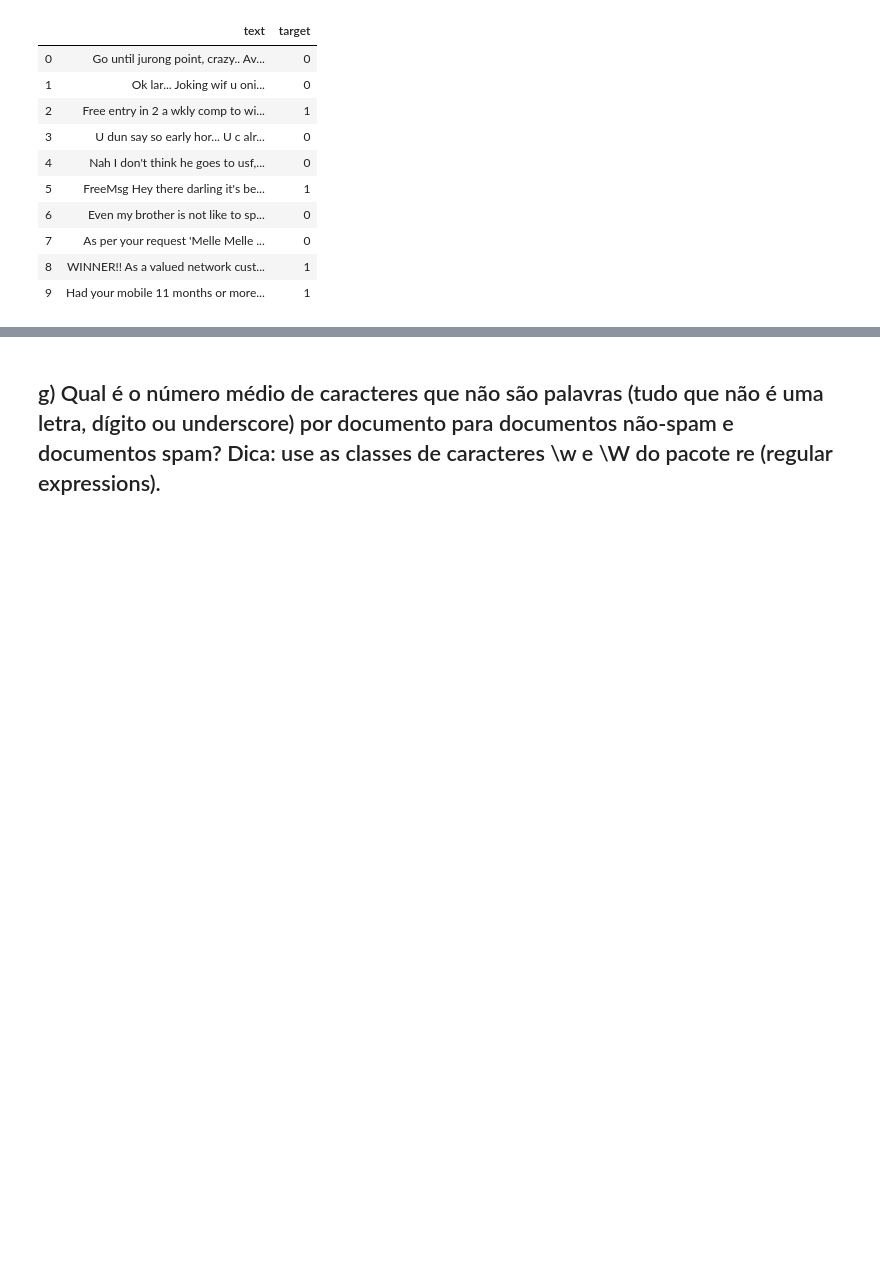
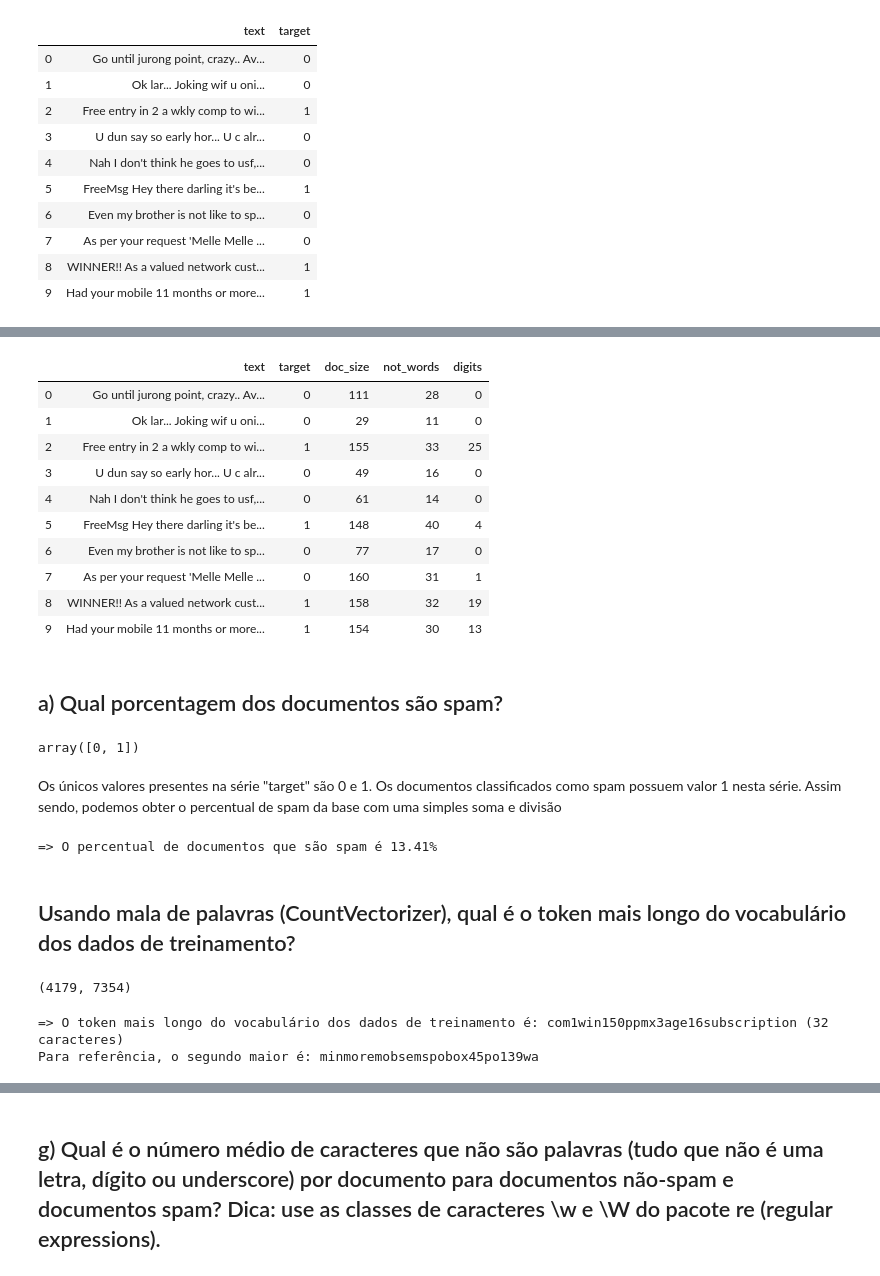
Before and after one commit to hallpaz/Data-Science-IMPA, a Jupyter notebook: assignments/Exercicio3.ipynb, the cells around one changed output, grey strips where cells are left out. Drawn from its saved outputs; the diff is of its cells as text; code cells hidden in the pictures; blank space fills up the shorter version.

```diff
--- a/assignments/Exercicio3.ipynb
+++ b/assignments/Exercicio3.ipynb
@@ -53,0 +96,29 @@ spam_data.head(10)
+# %%
+spam_data.head(10)
+# %% [output]
+|  | text | target | doc_size | not_words | digits |
+| 0 | Go until jurong point, crazy.. Av... | 0 | 111 | 28 | 0 |
+| 1 | Ok lar... Joking wif u oni... | 0 | 29 | 11 | 0 |
+| 2 | Free entry in 2 a wkly comp to wi... | 1 | 155 | 33 | 25 |
+| 3 | U dun say so early hor... U c alr... | 0 | 49 | 16 | 0 |
+| 4 | Nah I don't think he goes to usf,... | 0 | 61 | 14 | 0 |
+| 5 | FreeMsg Hey there darling it's be... | 1 | 148 | 40 | 4 |
+| 6 | Even my brother is not like to sp... | 0 | 77 | 17 | 0 |
+| 7 | As per your request 'Melle Melle ... | 0 | 160 | 31 | 1 |
+| 8 | WINNER!! As a valued network cust... | 1 | 158 | 32 | 19 |
+| 9 | Had your mobile 11 months or more... | 1 | 154 | 30 | 13 |
+# %% [markdown]
+## a) Qual porcentagem dos documentos são spam?
+# %%
+spam_data.target.unique()
+# %% [output]
+array([0, 1])
+# %% [markdown]
+Os únicos valores presentes na série "target" são 0 e 1. Os documentos classificados como spam possuem valor 1 nesta série. Assim sendo, podemos obter o percentual de spam da base com uma simples soma e divisão
+# %%
+spam_ratio = spam_data.target.sum()/spam_data.target.size
+print('=> O percentual de documentos que são spam é {0:.2f}%'.format(spam_ratio*100))
+# %% [output]
+=> O percentual de documentos que são spam é 13.41%
+# %% [markdown]
+## Usando mala de palavras (CountVectorizer), qual é o token mais longo do vocabulário dos dados de treinamento?
@@ -53,0 +132,15 @@ spam_data.head(10)
+# %%
+cv = CountVectorizer()
+bow_train = cv.fit_transform(X_train)
+bow_train.shape
+# %% [output]
+(4179, 7354)
+# %%
+tokens = cv.get_feature_names()
+tokens.sort(key=len, reverse=True)
+print("=> O token mais longo do vocabulário dos dados de treinamento é: {} ({} caracteres)".format(
+    tokens[0], len(tokens[0])))
+print("Para referência, o segundo maior é: {}".format(tokens[1]))
+# %% [output]
+=> O token mais longo do vocabulário dos dados de treinamento é: com1win150ppmx3age16subscription (32 caracteres)
+Para referência, o segundo maior é: minmoremobsemspobox45po139wa
```
Also changed, not shown: parts of 75 cells of this notebook.
